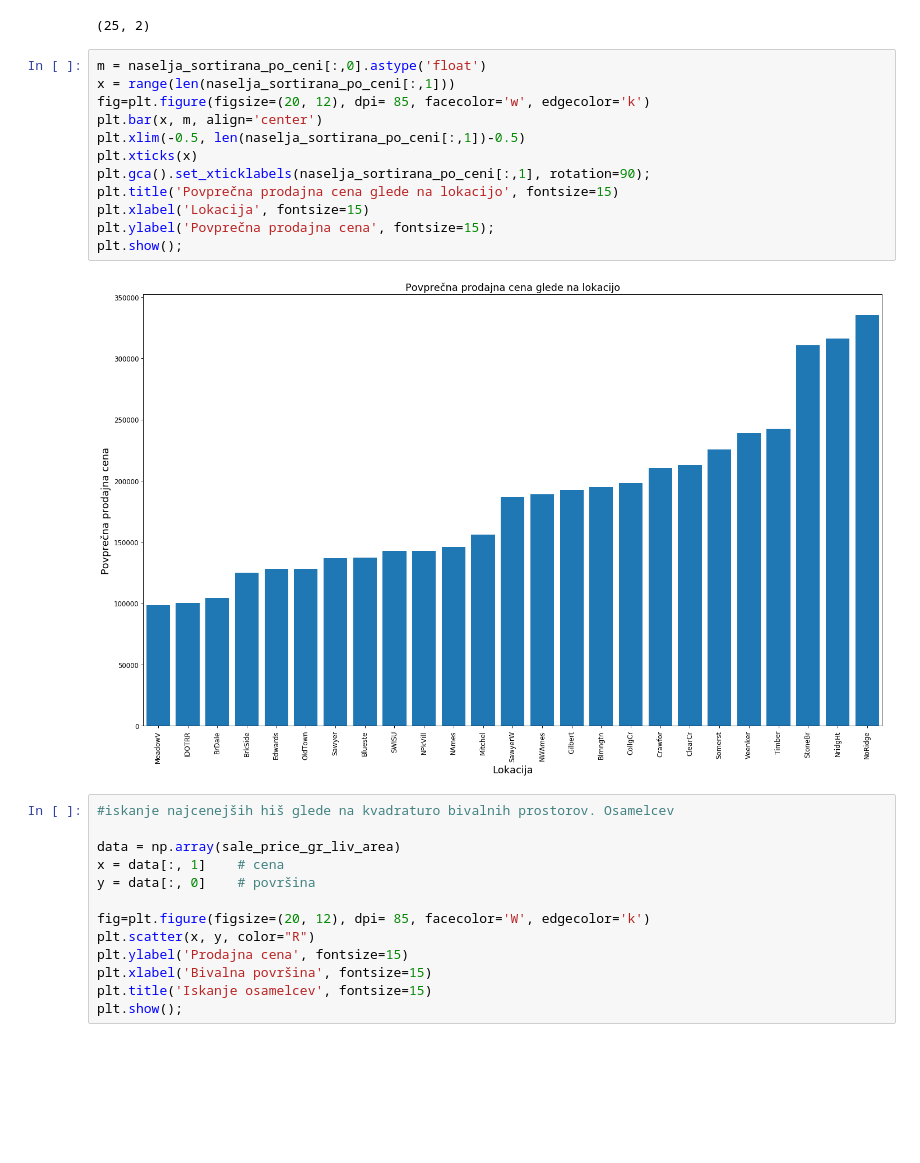
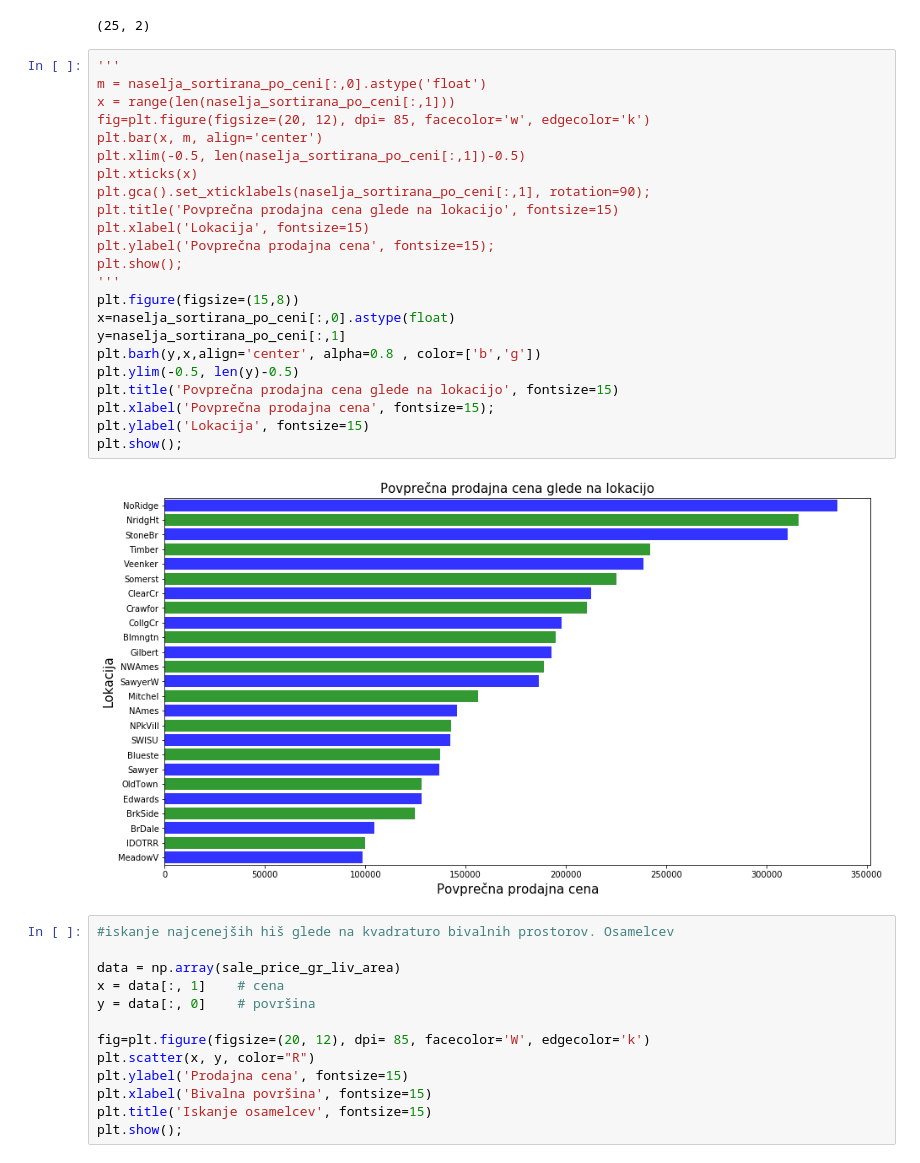
Before and after one commit to amadej10/PR19ASDBJCBZ, a Jupyter notebook: PR_ocenjevanje_vrednosti_his.ipynb, the cells around one changed output. Saved outputs shown, nothing was run; the diff lists cells and outputs as text; blank space fills up the shorter version.

```diff
--- a/PR_ocenjevanje_vrednosti_his.ipynb
+++ b/PR_ocenjevanje_vrednosti_his.ipynb
@@ -45,19 +45,30 @@ naselja_sortirana_po_ceni.shape
 # %% [output]
 (25, 2)
 # %%
+'''
 m = naselja_sortirana_po_ceni[:,0].astype('float')
 x = range(len(naselja_sortirana_po_ceni[:,1]))
 fig=plt.figure(figsize=(20, 12), dpi= 85, facecolor='w', edgecolor='k')
 plt.bar(x, m, align='center')
 plt.xlim(-0.5, len(naselja_sortirana_po_ceni[:,1])-0.5)
 plt.xticks(x)
 plt.gca().set_xticklabels(naselja_sortirana_po_ceni[:,1], rotation=90);
 plt.title('Povprečna prodajna cena glede na lokacijo', fontsize=15)
 plt.xlabel('Lokacija', fontsize=15)
 plt.ylabel('Povprečna prodajna cena', fontsize=15);
 plt.show();
+'''
+plt.figure(figsize=(15,8))
+x=naselja_sortirana_po_ceni[:,0].astype(float)
+y=naselja_sortirana_po_ceni[:,1]
+plt.barh(y,x,align='center', alpha=0.8 , color=['b','g'])
+plt.ylim(-0.5, len(y)-0.5)
+plt.title('Povprečna prodajna cena glede na lokacijo', fontsize=15)
+plt.xlabel('Povprečna prodajna cena', fontsize=15);
+plt.ylabel('Lokacija', fontsize=15)
+plt.show();
 # %% [output]
-[figure, old version]
+[figure, new version]
 # %%
 #iskanje najcenejših hiš glede na kvadraturo bivalnih prostorov. Osamelcev
 
```
Also changed, not shown: 2 other files.
